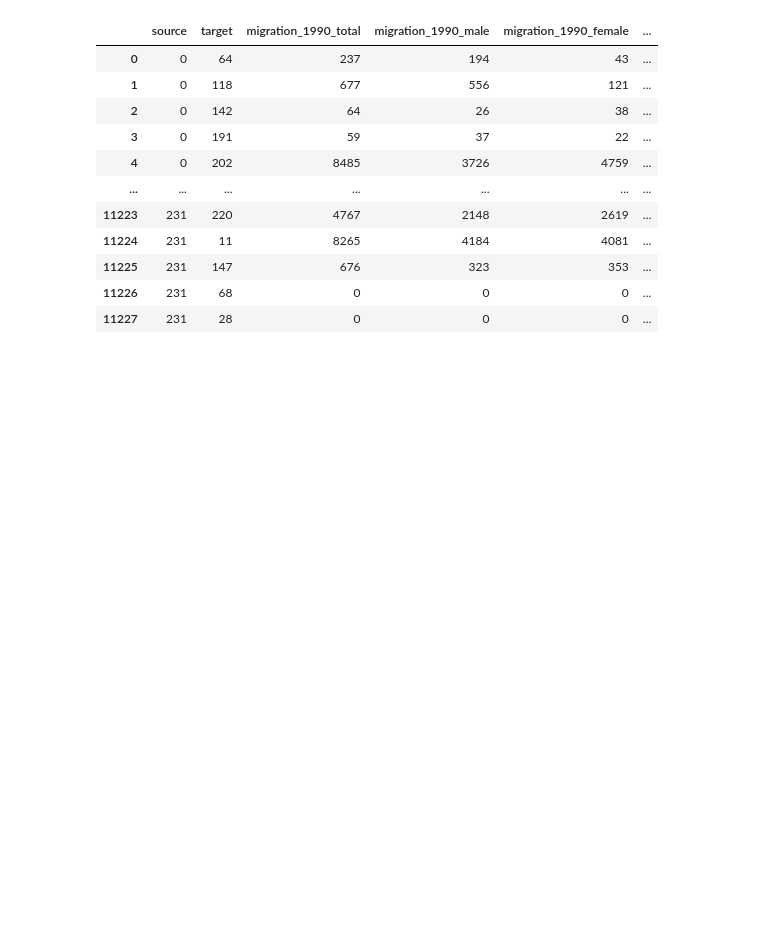
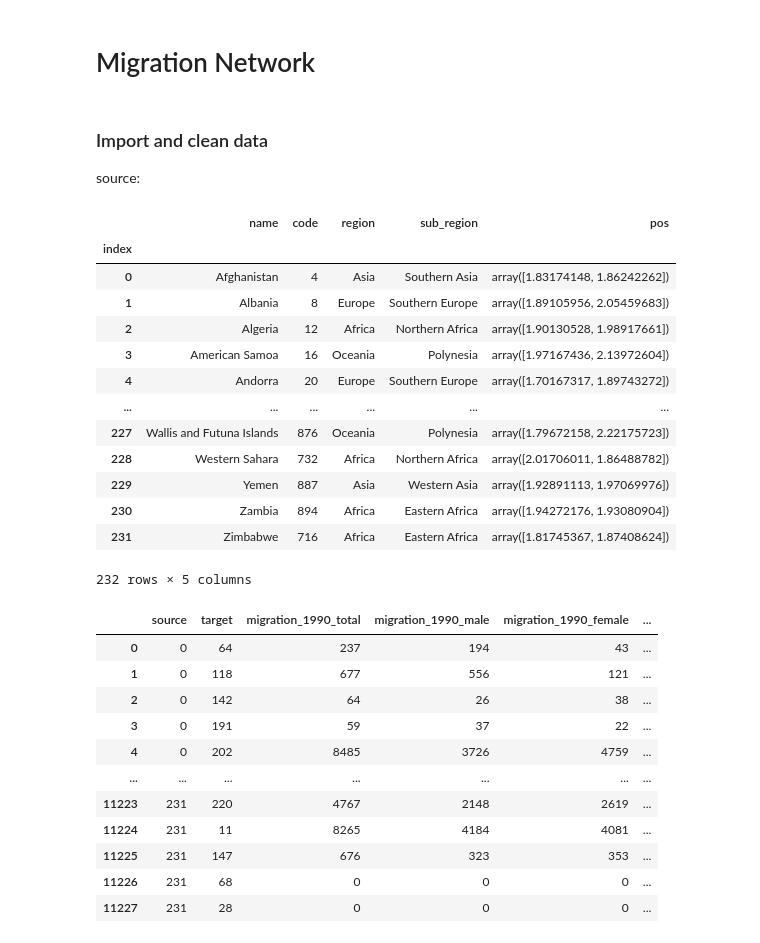
Before and after one commit to maxstollmayer/Complex-Network-Analysis-Project, a Jupyter notebook: data_preparation.ipynb, the cells around one changed output. Cells and saved outputs as stored; diff of their text form; code cells hidden in the pictures; blank space fills up the shorter version.

```diff
--- a/data_preparation.ipynb
+++ b/data_preparation.ipynb
@@ -1,3 +1,5 @@
+# %% [markdown]
+# Migration Network
 # %%
 import networkx as nx
 import numpy as np
@@ -5,8 +8,28 @@ import pandas as pd
 import seaborn as sns
 from layout import Layout
+# %% [markdown]
+### Import and clean data
+source:
 # %%
 countries = pd.read_csv("mig_nodes.csv", index_col=0)
 migration = pd.read_csv("mig_edges.csv")
+# %%
+countries
+# %% [output]
+|  | name | code | region | sub_region | pos |
+| index |  |  |  |  |  |
+| 0 | Afghanistan | 4 | Asia | Southern Asia | array([1.83174148, 1.86242262]) |
+| 1 | Albania | 8 | Europe | Southern Europe | array([1.89105956, 2.05459683]) |
+| 2 | Algeria | 12 | Africa | Northern Africa | array([1.90130528, 1.98917661]) |
+| 3 | American Samoa | 16 | Oceania | Polynesia | array([1.97167436, 2.13972604]) |
+| 4 | Andorra | 20 | Europe | Southern Europe | array([1.70167317, 1.89743272]) |
+| ... | ... | ... | ... | ... | ... |
+| 227 | Wallis and Futuna Islands | 876 | Oceania | Polynesia | array([1.79672158, 2.22175723]) |
+| 228 | Western Sahara | 732 | Africa | Northern Africa | array([2.01706011, 1.86488782]) |
+| 229 | Yemen | 887 | Asia | Western Asia | array([1.92891113, 1.97069976]) |
+| 230 | Zambia | 894 | Africa | Eastern Africa | array([1.94272176, 1.93080904]) |
+| 231 | Zimbabwe | 716 | Africa | Eastern Africa | array([1.81745367, 1.87408624]) |
+232 rows × 5 columns
 # %%
 migration["total"] = migration[["migration_1990_total","migration_1995_total","migration_2000_total","migration_2005_total","migration_2010_total","migration_2015_total"]].sum(axis=1)
 migration = migration[migration["total"] != 0]
```
Also changed, not shown: parts of 8 cells of this notebook.
